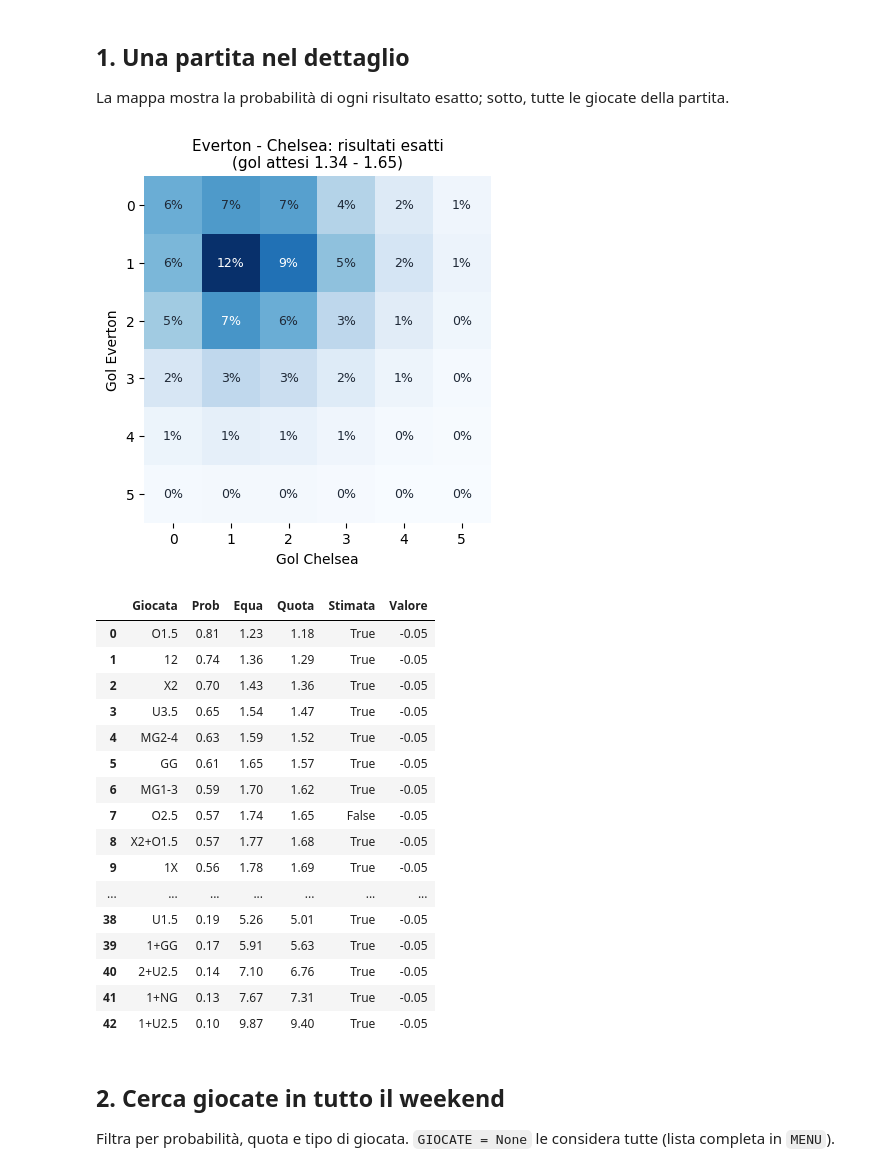
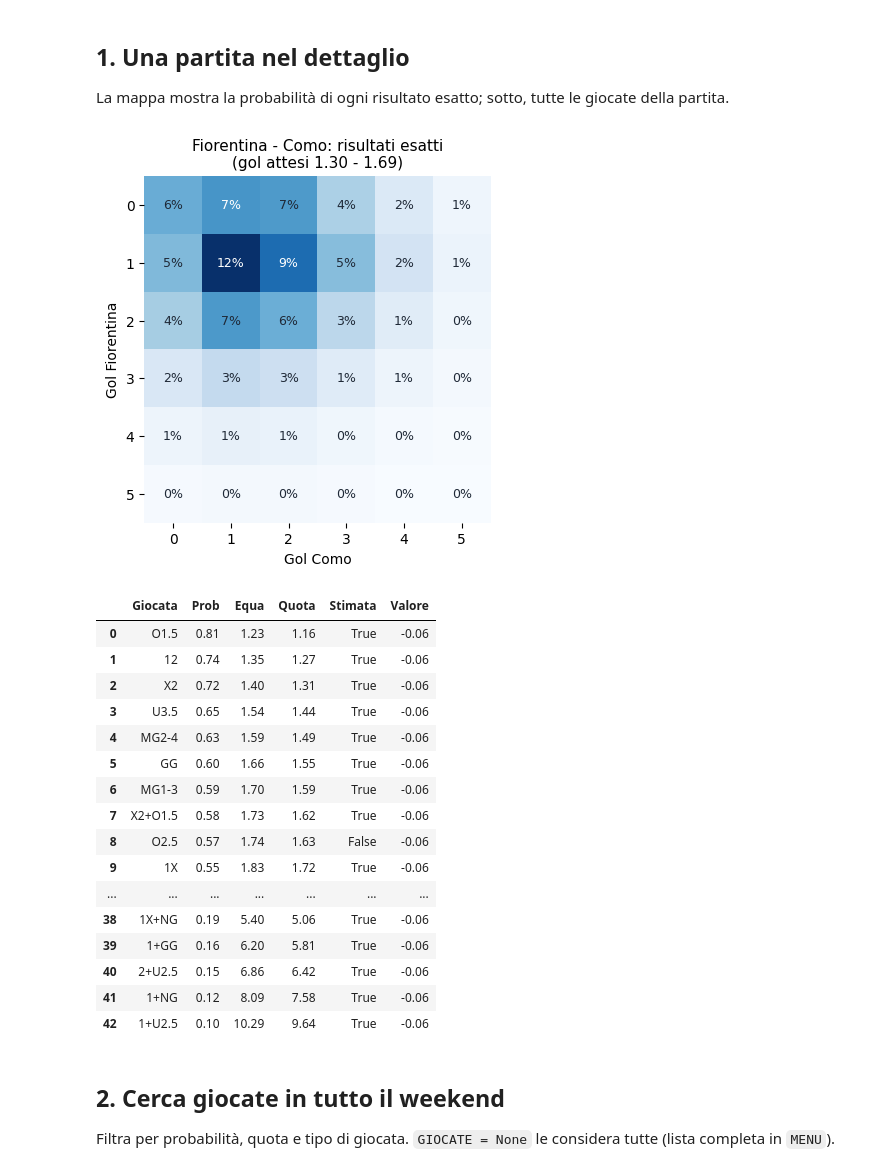
Before and after one commit to khlavkalash31/football-bets, a Jupyter notebook: analisi.ipynb, the cells around one changed output. Drawn from its saved outputs; the diff is of its cells as text; code cells hidden in the pictures.

```diff
--- a/analisi.ipynb
+++ b/analisi.ipynb
@@ -56,44 +56,44 @@ Weekend 2026-10-17: 54 partite, 2322 giocate valutate
 
 La mappa mostra la probabilità di ogni risultato esatto; sotto, tutte le giocate della partita.
 # %%
-PARTITA = None  # parte del nome di una squadra, es. "roma - genoa"; None = la prima partita
+PARTITA = "fiorentina"  # parte del nome di una squadra
 
-m = find_match(matches, PARTITA) if PARTITA else matches.iloc[0]
+m = find_match(matches, PARTITA)
 P = score_grid(m["lam"], m["mu"])[:6, :6]
 
 fig, ax = plt.subplots(figsize=(5.5, 4.5))
 ax.imshow(P, cmap="Blues")
 for i in range(6):
     for j in range(6):
         ax.text(j, i, f"{P[i, j]:.0%}", ha="center", va="center", fontsize=9,
                 color="white" if P[i, j] > P.max() * 0.6 else "#1f2937")
 ax.set_xlabel(f"Gol {m['AwayTeam']}")
 ax.set_ylabel(f"Gol {m['HomeTeam']}")
 ax.set_title(f"{m['Partita']}: risultati esatti\n(gol attesi {m['lam']:.2f} - {m['mu']:.2f})", fontsize=11)
 for s in ax.spines.values():
     s.set_visible(False)
 plt.show()
 
 market_menu(m).sort_values("Prob", ascending=False).reset_index(drop=True)
 # %% [output]
-[figure, old version]
+[figure, new version]
 |  | Giocata | Prob | Equa | Quota | Stimata | Valore |
-| 0 | O1.5 | 0.81 | 1.23 | 1.18 | True | -0.05 |
-| 1 | 12 | 0.74 | 1.36 | 1.29 | True | -0.05 |
-| 2 | X2 | 0.70 | 1.43 | 1.36 | True | -0.05 |
-| 3 | U3.5 | 0.65 | 1.54 | 1.47 | True | -0.05 |
-| 4 | MG2-4 | 0.63 | 1.59 | 1.52 | True | -0.05 |
-| 5 | GG | 0.61 | 1.65 | 1.57 | True | -0.05 |
-| 6 | MG1-3 | 0.59 | 1.70 | 1.62 | True | -0.05 |
-| 7 | O2.5 | 0.57 | 1.74 | 1.65 | False | -0.05 |
-| 8 | X2+O1.5 | 0.57 | 1.77 | 1.68 | True | -0.05 |
-| 9 | 1X | 0.56 | 1.78 | 1.69 | True | -0.05 |
+| 0 | O1.5 | 0.81 | 1.23 | 1.16 | True | -0.06 |
+| 1 | 12 | 0.74 | 1.35 | 1.27 | True | -0.06 |
+| 2 | X2 | 0.72 | 1.40 | 1.31 | True | -0.06 |
+| 3 | U3.5 | 0.65 | 1.54 | 1.44 | True | -0.06 |
+| 4 | MG2-4 | 0.63 | 1.59 | 1.49 | True | -0.06 |
+| 5 | GG | 0.60 | 1.66 | 1.55 | True | -0.06 |
+| 6 | MG1-3 | 0.59 | 1.70 | 1.59 | True | -0.06 |
+| 7 | X2+O1.5 | 0.58 | 1.73 | 1.62 | True | -0.06 |
+| 8 | O2.5 | 0.57 | 1.74 | 1.63 | False | -0.06 |
+| 9 | 1X | 0.55 | 1.83 | 1.72 | True | -0.06 |
 | ... | ... | ... | ... | ... | ... | ... |
-| 38 | U1.5 | 0.19 | 5.26 | 5.01 | True | -0.05 |
-| 39 | 1+GG | 0.17 | 5.91 | 5.63 | True | -0.05 |
-| 40 | 2+U2.5 | 0.14 | 7.10 | 6.76 | True | -0.05 |
-| 41 | 1+NG | 0.13 | 7.67 | 7.31 | True | -0.05 |
-| 42 | 1+U2.5 | 0.10 | 9.87 | 9.40 | True | -0.05 |
+| 38 | 1X+NG | 0.19 | 5.40 | 5.06 | True | -0.06 |
+| 39 | 1+GG | 0.16 | 6.20 | 5.81 | True | -0.06 |
+| 40 | 2+U2.5 | 0.15 | 6.86 | 6.42 | True | -0.06 |
+| 41 | 1+NG | 0.12 | 8.09 | 7.58 | True | -0.06 |
+| 42 | 1+U2.5 | 0.10 | 10.29 | 9.64 | True | -0.06 |
 # %% [markdown]
 ## 2. Cerca giocate in tutto il weekend
 
```
Also changed, not shown: parts of 5 cells of this notebook.
